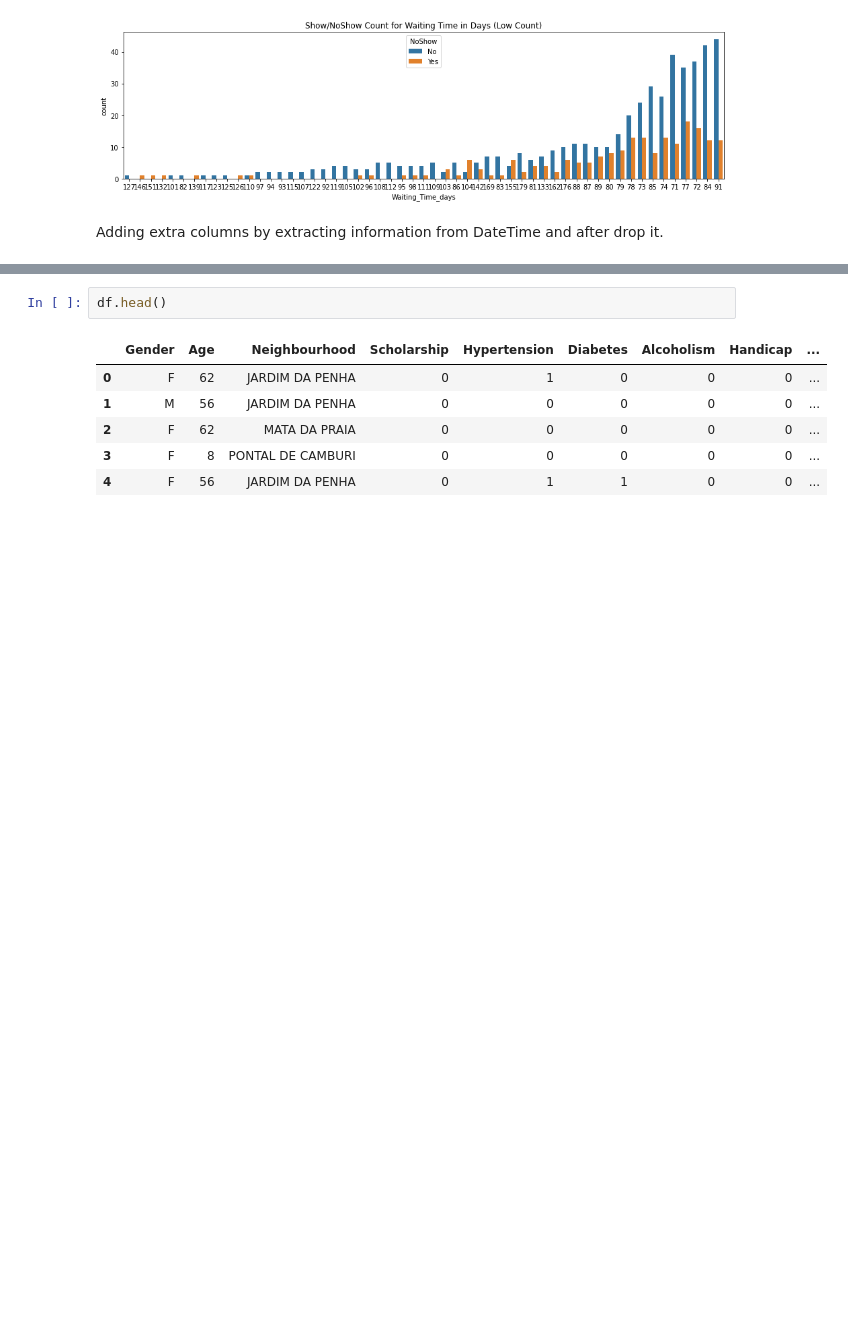
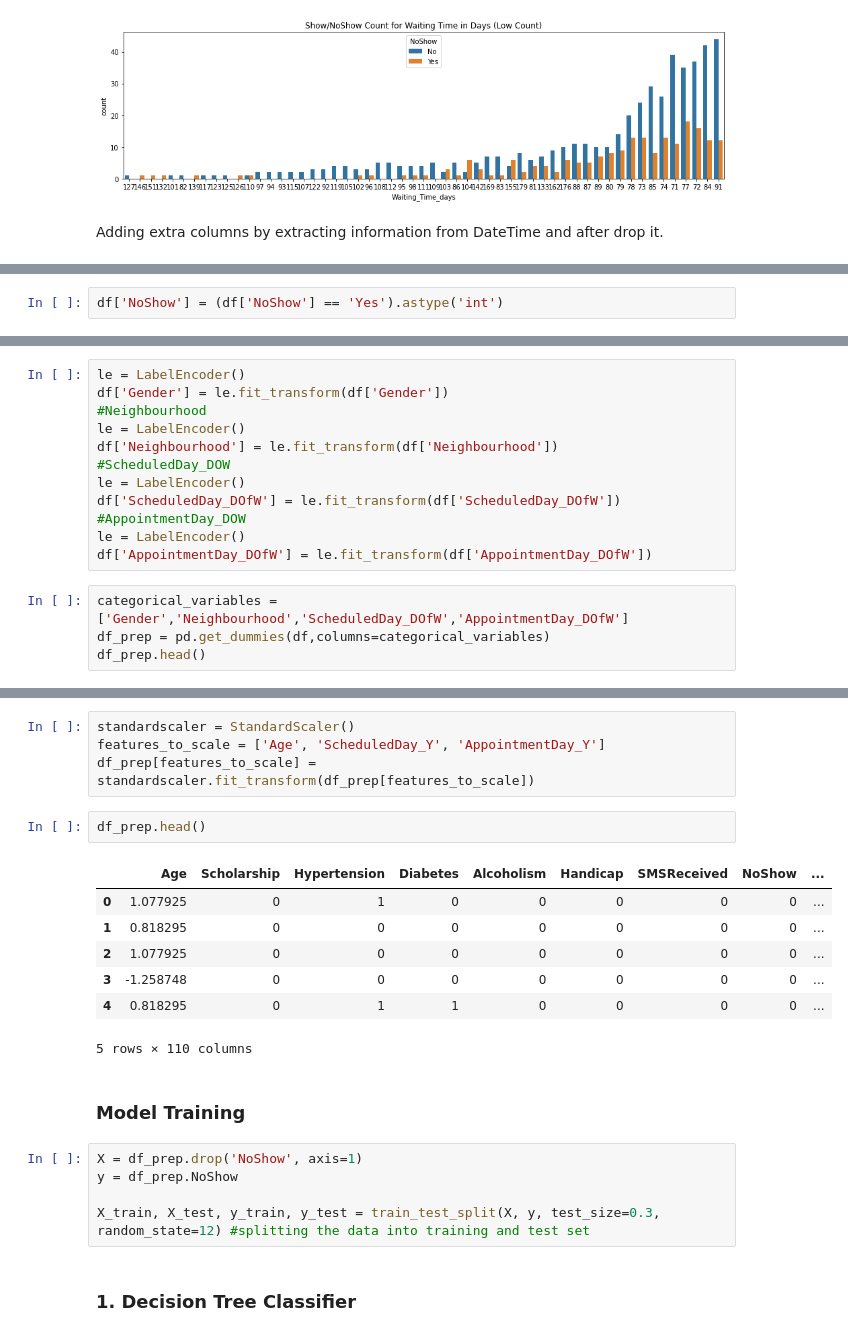
Before and after one commit to AdamHorvath12/Medical-Appointment-No-Shows, a Jupyter notebook: Medical_Appointment_No_Shows.ipynb, the cells around one changed output, grey strips where cells are left out. Drawn from its saved outputs; the diff is of its cells as text; blank space fills up the shorter version.

Commit message:
ML Models - only hyperparameter tuning missing

```diff
--- a/Medical_Appointment_No_Shows.ipynb
+++ b/Medical_Appointment_No_Shows.ipynb
@@ -239,0 +253,2 @@ df.drop(['AppointmentDay'], axis=1, inplace=True)
+# %%
+df['NoShow'] = (df['NoShow'] == 'Yes').astype('int')
@@ -239,0 +271,16 @@ df.drop(['AppointmentDay'], axis=1, inplace=True)
+# %%
+le = LabelEncoder()
+df['Gender'] = le.fit_transform(df['Gender'])
+#Neighbourhood
+le = LabelEncoder()
+df['Neighbourhood'] = le.fit_transform(df['Neighbourhood'])
+#ScheduledDay_DOW
+le = LabelEncoder()
+df['ScheduledDay_DOfW'] = le.fit_transform(df['ScheduledDay_DOfW'])
+#AppointmentDay_DOW
+le = LabelEncoder()
+df['AppointmentDay_DOfW'] = le.fit_transform(df['AppointmentDay_DOfW'])
+# %%
+categorical_variables = ['Gender','Neighbourhood','ScheduledDay_DOfW','AppointmentDay_DOfW']
+df_prep = pd.get_dummies(df,columns=categorical_variables)
+df_prep.head()
@@ -240,9 +295,23 @@ df.drop(['AppointmentDay'], axis=1, inplace=True)
+# %%
+standardscaler = StandardScaler()
+features_to_scale = ['Age', 'ScheduledDay_Y', 'AppointmentDay_Y']
+df_prep[features_to_scale] = standardscaler.fit_transform(df_prep[features_to_scale])
 # %%
-df.head()
+df_prep.head()
 # %% [output]
-|  | Gender | Age | Neighbourhood | Scholarship | Hypertension | Diabetes | Alcoholism | Handicap | ... |
-| 0 | F | 62 | JARDIM DA PENHA | 0 | 1 | 0 | 0 | 0 | ... |
-| 1 | M | 56 | JARDIM DA PENHA | 0 | 0 | 0 | 0 | 0 | ... |
-| 2 | F | 62 | MATA DA PRAIA | 0 | 0 | 0 | 0 | 0 | ... |
-| 3 | F | 8 | PONTAL DE CAMBURI | 0 | 0 | 0 | 0 | 0 | ... |
-| 4 | F | 56 | JARDIM DA PENHA | 0 | 1 | 1 | 0 | 0 | ... |
+|  | Age | Scholarship | Hypertension | Diabetes | Alcoholism | Handicap | SMSReceived | NoShow | ... |
+| 0 | 1.077925 | 0 | 1 | 0 | 0 | 0 | 0 | 0 | ... |
+| 1 | 0.818295 | 0 | 0 | 0 | 0 | 0 | 0 | 0 | ... |
+| 2 | 1.077925 | 0 | 0 | 0 | 0 | 0 | 0 | 0 | ... |
+| 3 | -1.258748 | 0 | 0 | 0 | 0 | 0 | 0 | 0 | ... |
+| 4 | 0.818295 | 0 | 1 | 1 | 0 | 0 | 0 | 0 | ... |
+5 rows × 110 columns
+# %% [markdown]
+### Model Training
+# %%
+X = df_prep.drop('NoShow', axis=1)
+y = df_prep.NoShow
+
+X_train, X_test, y_train, y_test = train_test_split(X, y, test_size=0.3, random_state=12) #splitting the data into training and test set
+# %% [markdown]
+### 1. Decision Tree Classifier
```
Also changed, not shown: parts of 20 cells of this notebook.
